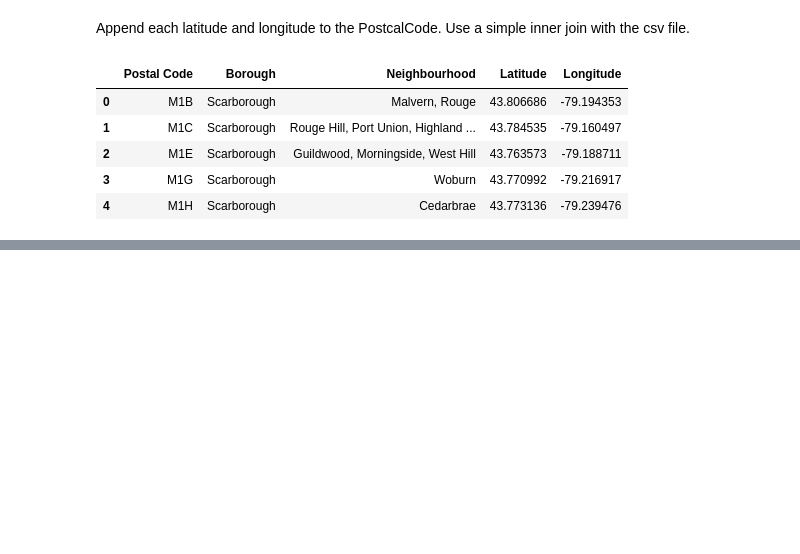
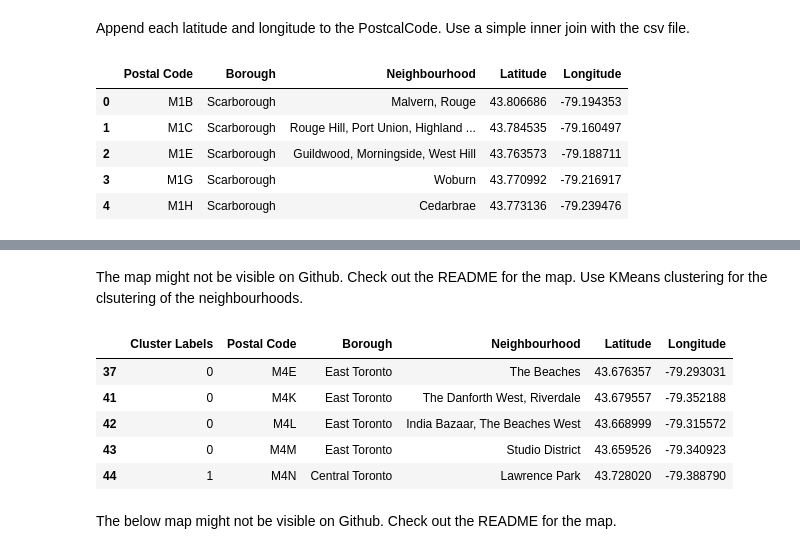
Before and after one commit to maggiewu5/Coursera_Capstone, a Jupyter notebook: Toronto.ipynb, the cells around one changed output, grey strips where cells are left out. Cells and saved outputs as stored; diff of their text form; code cells hidden in the pictures; blank space fills up the shorter version.

Commit message:
Toronto clustering

```diff
--- a/Toronto.ipynb
+++ b/Toronto.ipynb
@@ -65,0 +68,3 @@ neighborhood.head()
+# %%
+neighborhood = neighborhood[neighborhood.Borough.str.contains('Toronto',regex=False)]
+neighborhood.head()
@@ -65,0 +111,3 @@ neighborhood.head()
+# %% [markdown]
+The map might not be visible on Github. Check out the README for the map.
+Use KMeans clustering for the clsutering of the neighbourhoods.
@@ -65,0 +116,15 @@ neighborhood.head()
+# %%
+k=5
+toronto_clustering = neighborhood.drop(['Postal Code','Borough','Neighbourhood'],1)
+kmeans = KMeans(n_clusters = k,random_state=0).fit(toronto_clustering)
+kmeans.labels_
+neighborhood.insert(0, 'Cluster Labels', kmeans.labels_)
+# %%
+neighborhood.head()
+# %% [output]
+|  | Cluster Labels | Postal Code | Borough | Neighbourhood | Latitude | Longitude |
+| 37 | 0 | M4E | East Toronto | The Beaches | 43.676357 | -79.293031 |
+| 41 | 0 | M4K | East Toronto | The Danforth West, Riverdale | 43.679557 | -79.352188 |
+| 42 | 0 | M4L | East Toronto | India Bazaar, The Beaches West | 43.668999 | -79.315572 |
+| 43 | 0 | M4M | East Toronto | Studio District | 43.659526 | -79.340923 |
+| 44 | 1 | M4N | Central Toronto | Lawrence Park | 43.728020 | -79.388790 |
@@ -65,0 +134,2 @@ neighborhood.head()
+# %% [markdown]
+The below map might not be visible on Github. Check out the README for the map.
```
Also changed, not shown: parts of 8 cells of this notebook.
